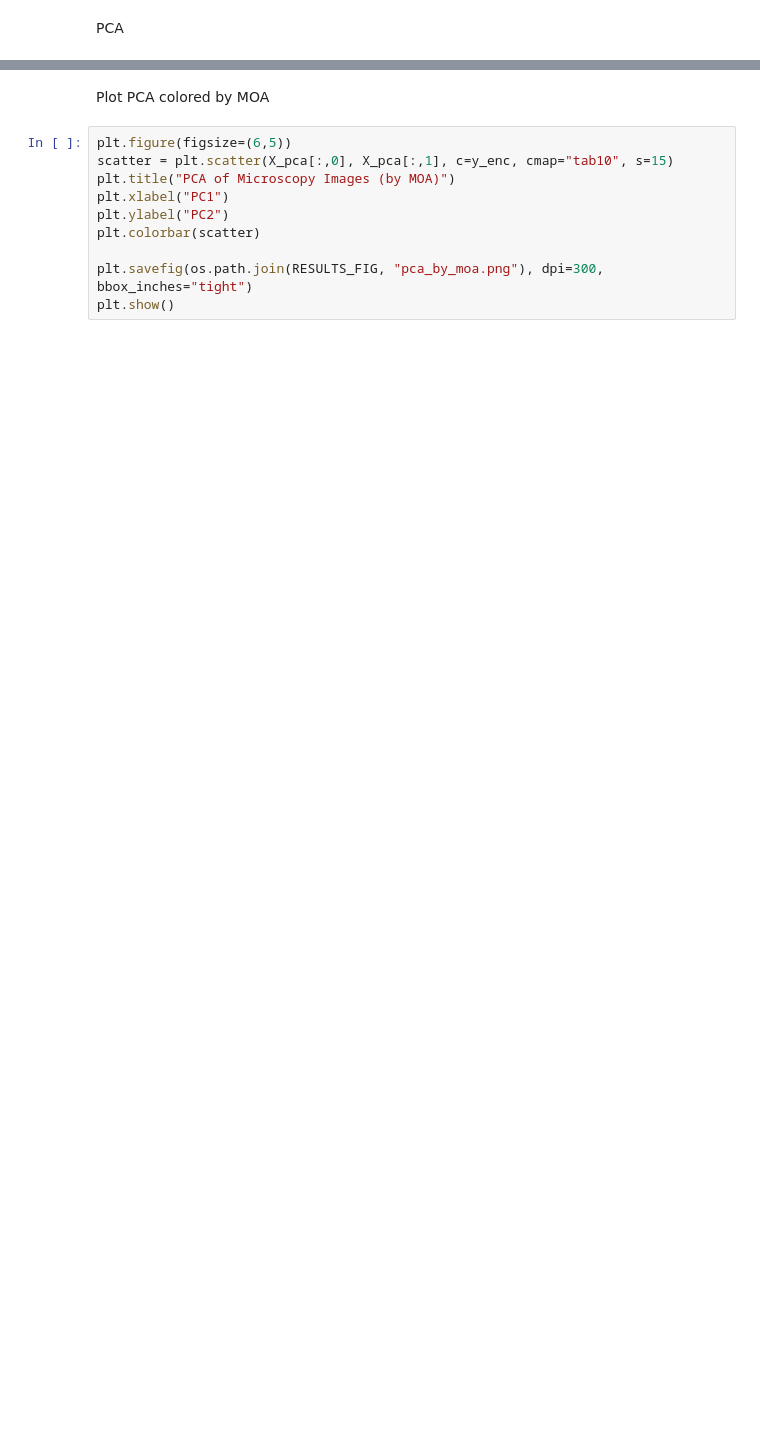
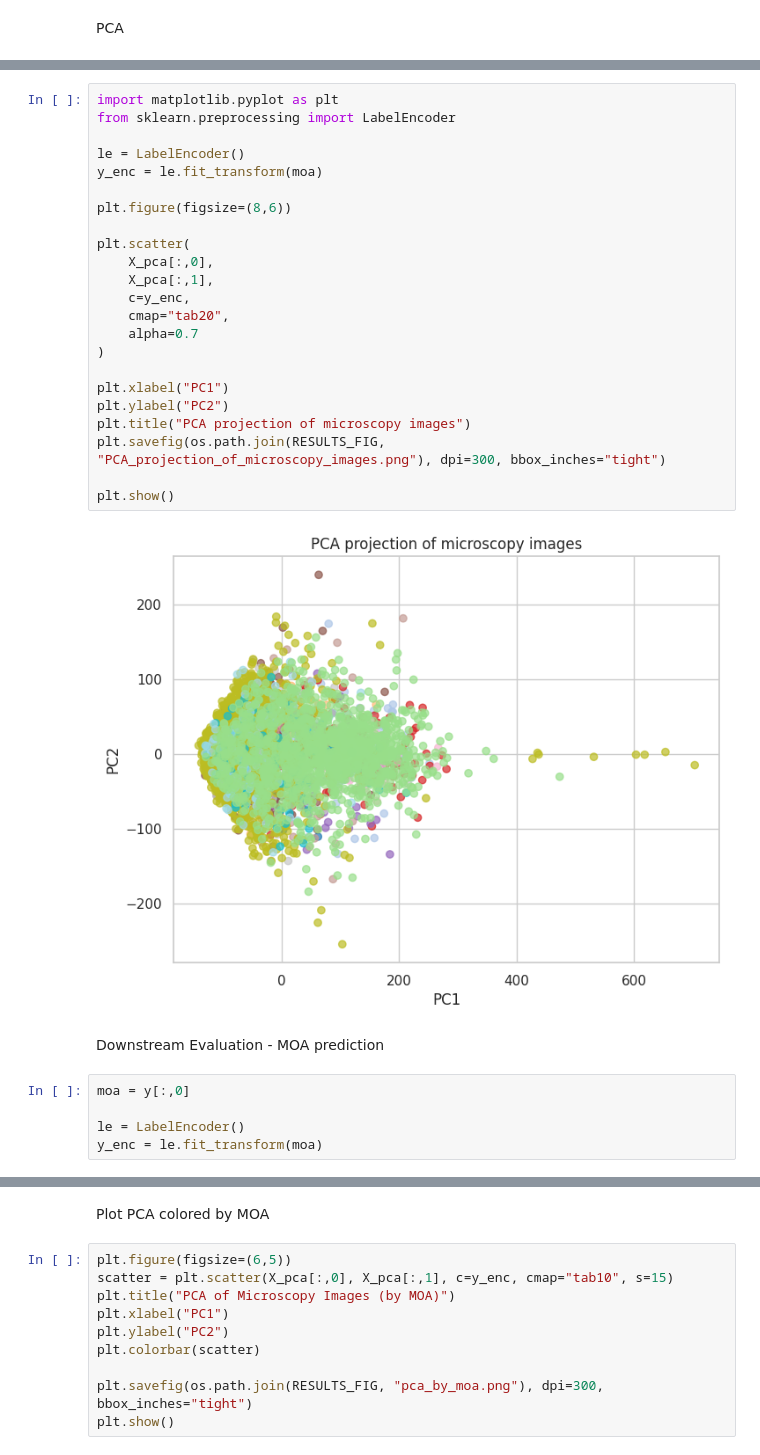
Before and after one commit to saamm/microscopy_self_supervised_learning, a Jupyter notebook: notebooks/04_baseline_pca.ipynb, the cells around one changed output, grey strips where cells are left out. Saved outputs shown, nothing was run; the diff lists cells and outputs as text; blank space fills up the shorter version.

```diff
--- a/notebooks/04_baseline_pca.ipynb
+++ b/notebooks/04_baseline_pca.ipynb
@@ -209,0 +157,32 @@ ev_df.to_csv(os.path.join(RESULTS_TAB, "pca_explained_variance.csv"), index=Fals
+# %%
+import matplotlib.pyplot as plt
+from sklearn.preprocessing import LabelEncoder
+
+le = LabelEncoder()
+y_enc = le.fit_transform(moa)
+
+plt.figure(figsize=(8,6))
+
+plt.scatter(
+    X_pca[:,0],
+    X_pca[:,1],
+    c=y_enc,
+    cmap="tab20",
+    alpha=0.7
+)
+
+plt.xlabel("PC1")
+plt.ylabel("PC2")
+plt.title("PCA projection of microscopy images")
+plt.savefig(os.path.join(RESULTS_FIG, "PCA_projection_of_microscopy_images.png"), dpi=300, bbox_inches="tight")
+
+plt.show()
+# %% [output]
+[figure, added]
+# %% [markdown]
+Downstream Evaluation - MOA prediction
+# %%
+moa = y[:,0]
+
+le = LabelEncoder()
+y_enc = le.fit_transform(moa)
```
Also changed, not shown: parts of 68 cells of this notebook, 4 other files.
